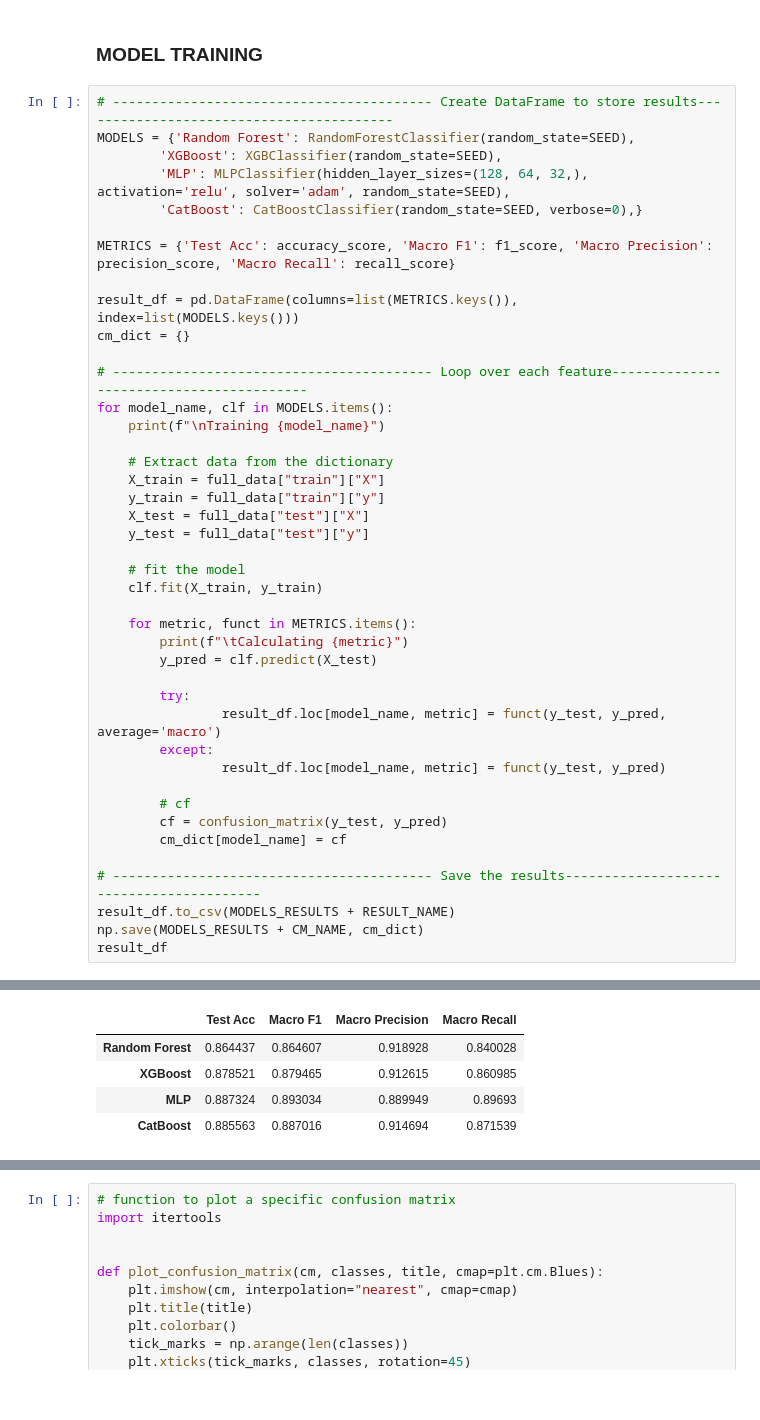
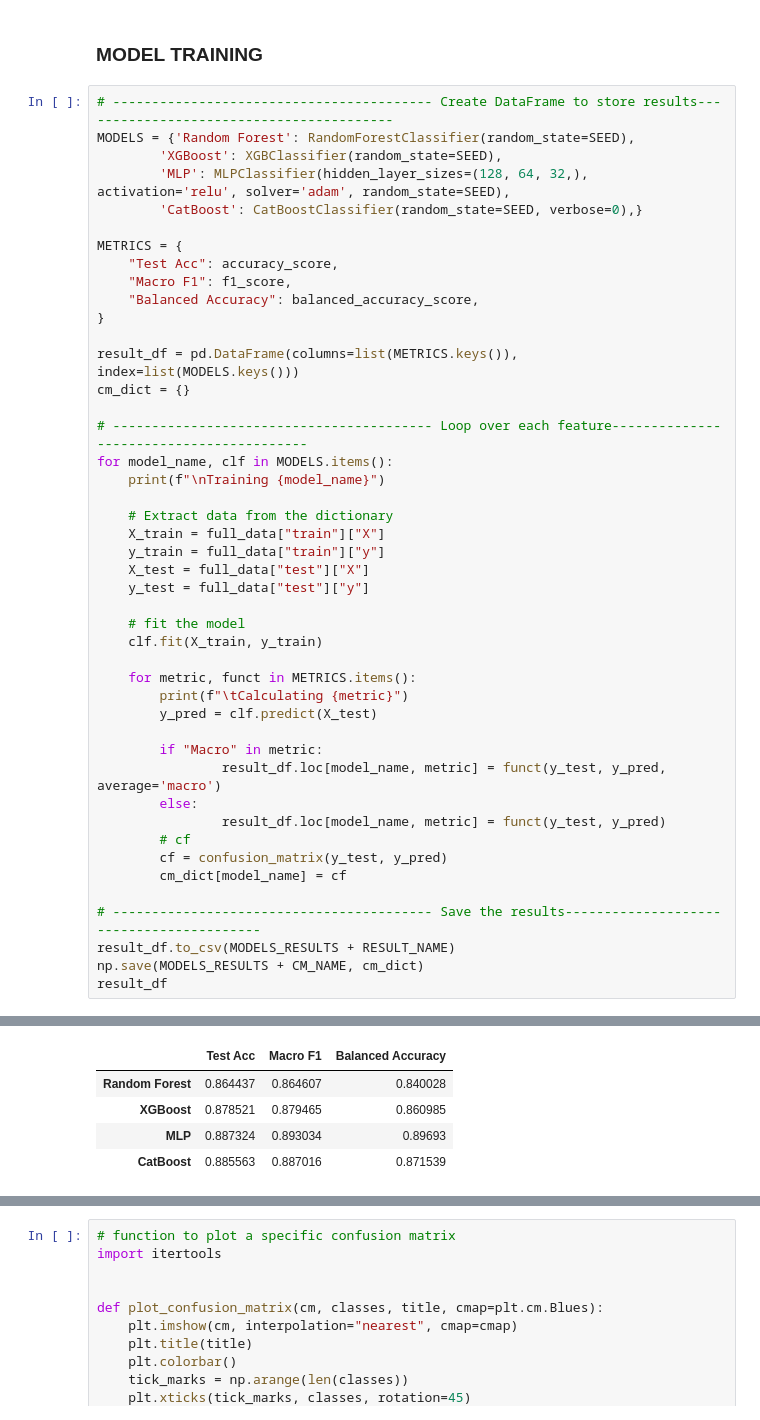
Before and after one commit to DavideLigari01/advanced-biomedical-project, a Jupyter notebook: notebooks/models/models_on_best_features.ipynb, the cells around one changed output, grey strips where cells are left out. Saved outputs shown, nothing was run; the diff lists cells and outputs as text.

```diff
--- a/notebooks/models/models_on_best_features.ipynb
+++ b/notebooks/models/models_on_best_features.ipynb
@@ -92,7 +92,11 @@ MODELS = {'Random Forest': RandomForestClassifier(random_state=SEED),
         'MLP': MLPClassifier(hidden_layer_sizes=(128, 64, 32,), activation='relu', solver='adam', random_state=SEED),
         'CatBoost': CatBoostClassifier(random_state=SEED, verbose=0),}
 
-METRICS = {'Test Acc': accuracy_score, 'Macro F1': f1_score, 'Macro Precision': precision_score, 'Macro Recall': recall_score}
+METRICS = {
+    "Test Acc": accuracy_score,
+    "Macro F1": f1_score,
+    "Balanced Accuracy": balanced_accuracy_score,
+}
 
 result_df = pd.DataFrame(columns=list(METRICS.keys()), index=list(MODELS.keys()))
 cm_dict = {}
@@ -114,11 +118,10 @@ for model_name, clf in MODELS.items():
         print(f"\tCalculating {metric}")
         y_pred = clf.predict(X_test)
 
-        try:
+        if "Macro" in metric:
                 result_df.loc[model_name, metric] = funct(y_test, y_pred, average='macro')
-        except:
+        else:
                 result_df.loc[model_name, metric] = funct(y_test, y_pred)
-
         # cf
         cf = confusion_matrix(y_test, y_pred)
         cm_dict[model_name] = cf
@@ -148,8 +153,8 @@ Training XGBoost
-|  | Test Acc | Macro F1 | Macro Precision | Macro Recall |
-| Random Forest | 0.864437 | 0.864607 | 0.918928 | 0.840028 |
-| XGBoost | 0.878521 | 0.879465 | 0.912615 | 0.860985 |
-| MLP | 0.887324 | 0.893034 | 0.889949 | 0.89693 |
-| CatBoost | 0.885563 | 0.887016 | 0.914694 | 0.871539 |
+|  | Test Acc | Macro F1 | Balanced Accuracy |
+| Random Forest | 0.864437 | 0.864607 | 0.840028 |
+| XGBoost | 0.878521 | 0.879465 | 0.860985 |
+| MLP | 0.887324 | 0.893034 | 0.89693 |
+| CatBoost | 0.885563 | 0.887016 | 0.871539 |
 # %%
 result_df = pd.read_csv(MODELS_RESULTS + RESULT_NAME, index_col=0).transpose()
 
```
Also changed, not shown: parts of 3 cells of this notebook, 12 other files.
